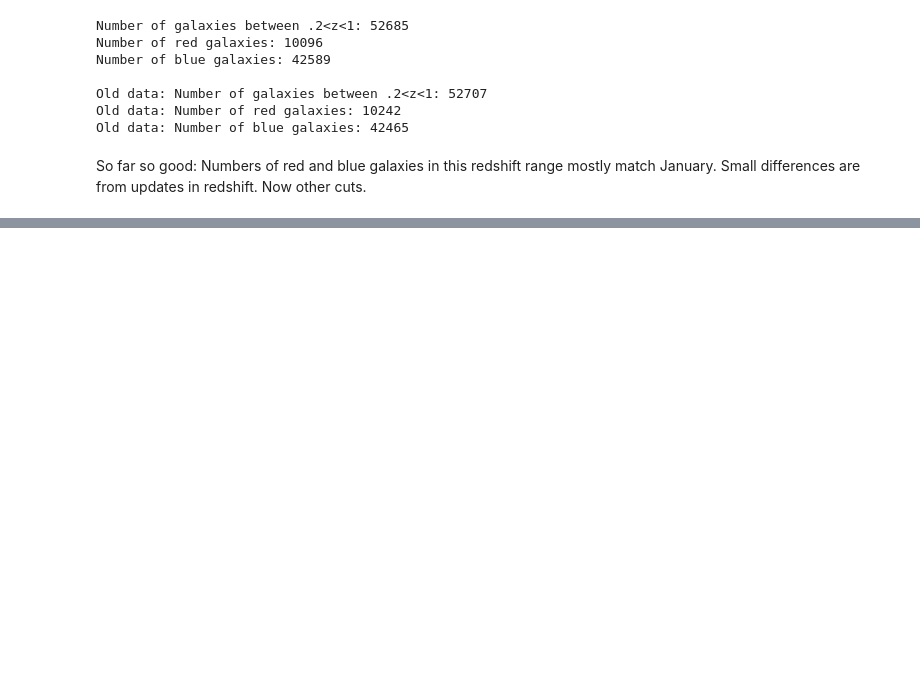
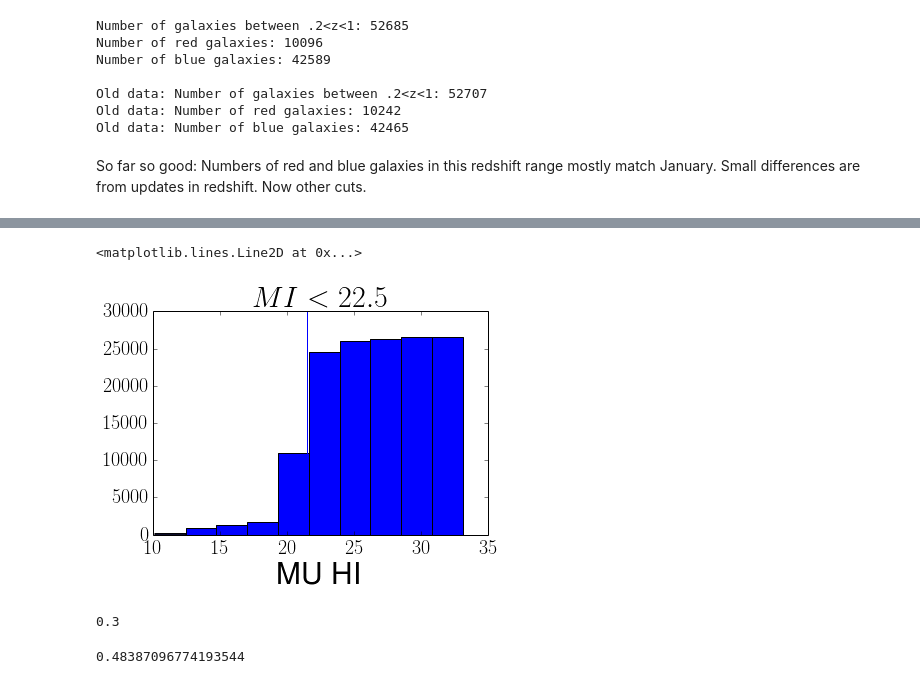
Before and after one commit to Mel23/gzh_red_disks, a Jupyter notebook: python/why_the_fuck_are_results_different.ipynb, the cells around one changed output, grey strips where cells are left out. Cells and saved outputs as stored; diff of their text form; code cells hidden in the pictures; blank space fills up the shorter version.

```diff
--- a/python/why_the_fuck_are_results_different.ipynb
+++ b/python/why_the_fuck_are_results_different.ipynb
@@ -351,0 +399,8 @@ plt.tick_params(labelleft='off')
+# %%
+plt.hist(old_data[IGT225]['MU_HI'],cumulative=True)
+plt.title('$MI<22.5$',fontsize=30)
+plt.xlabel('MU HI',fontsize=30)
+axvline(21.5)
+# %% [output]
+<matplotlib.lines.Line2D at 0x...>
+[figure, added]
@@ -351,0 +410,8 @@ plt.tick_params(labelleft='off')
+# %%
+r/(r+b)
+# %% [output]
+0.3
+# %%
+.7*r/(.7*r+.32*b)
+# %% [output]
+0.48387096774193544
```
Also changed, not shown: parts of 7 cells of this notebook, 4 other files.
